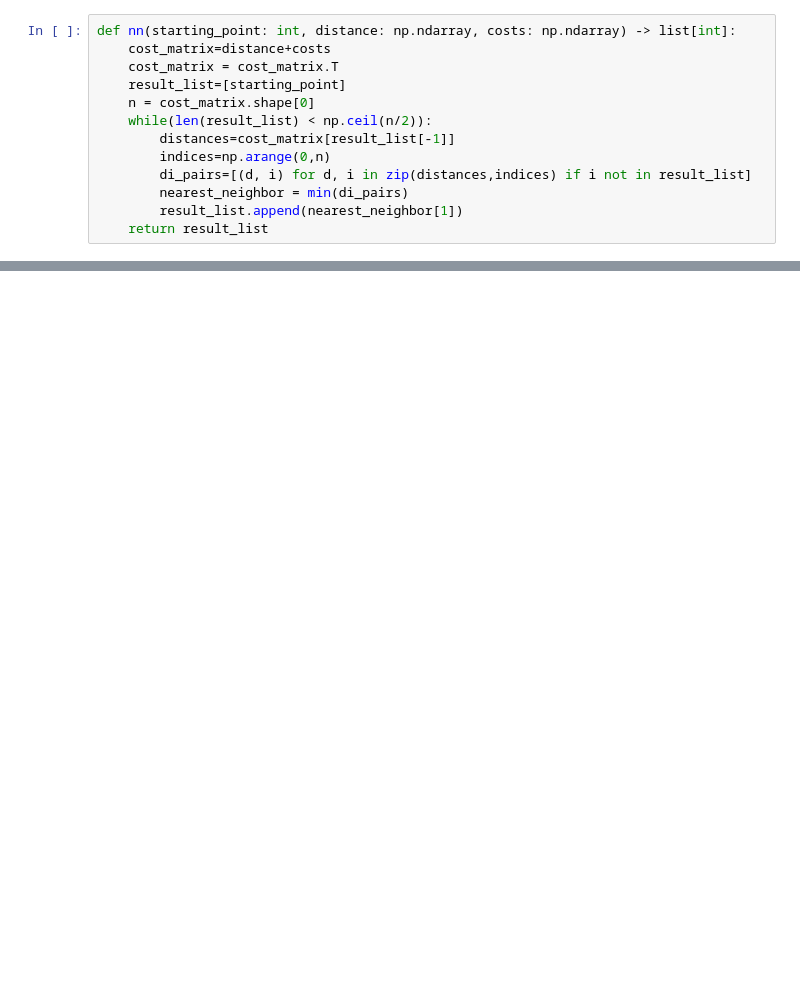
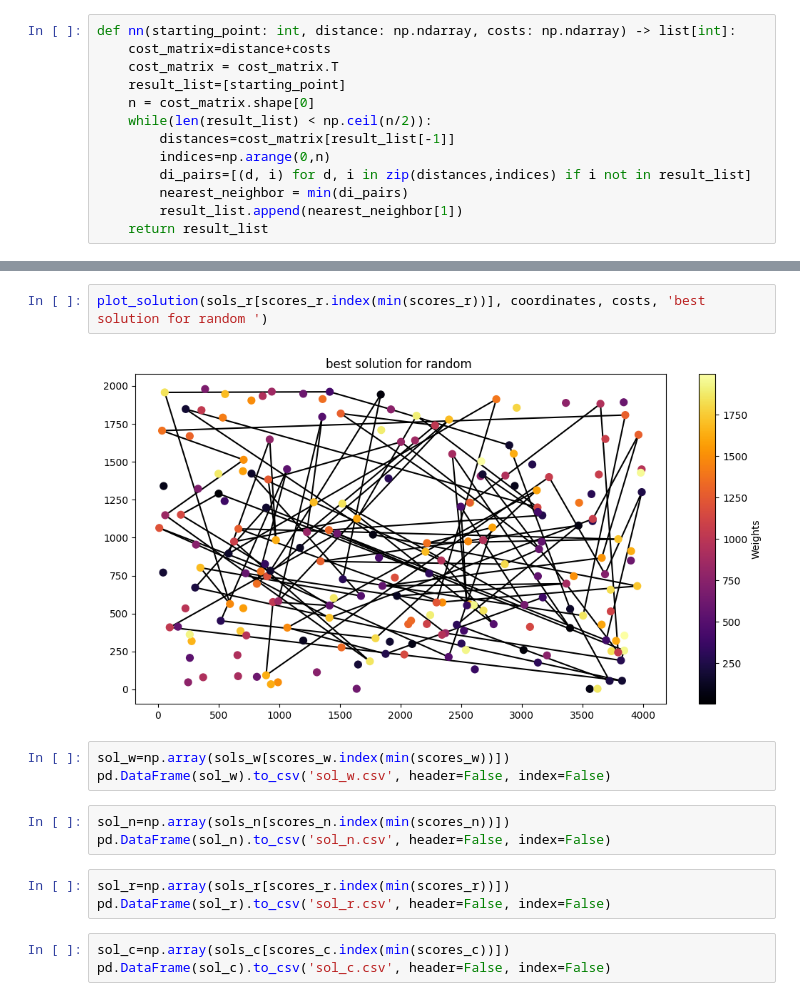
Before and after one commit to krzysztof-m-w/evolutionary_computation, a Jupyter notebook: lab1/ec1.ipynb, the cells around one changed output, grey strips where cells are left out. Cells and saved outputs as stored; diff of their text form; blank space fills up the shorter version.

```diff
--- a/lab1/ec1.ipynb
+++ b/lab1/ec1.ipynb
@@ -60,0 +250,16 @@ def score(path: list, distance: np.ndarray, costs: np.ndarray) -> int:
+# %%
+plot_solution(sols_r[scores_r.index(min(scores_r))], coordinates, costs, 'best solution for random ')
+# %% [output]
+[figure, added]
+# %%
+sol_w=np.array(sols_w[scores_w.index(min(scores_w))])
+pd.DataFrame(sol_w).to_csv('sol_w.csv', header=False, index=False)
+# %%
+sol_n=np.array(sols_n[scores_n.index(min(scores_n))])
+pd.DataFrame(sol_n).to_csv('sol_n.csv', header=False, index=False)
+# %%
+sol_r=np.array(sols_r[scores_r.index(min(scores_r))])
+pd.DataFrame(sol_r).to_csv('sol_r.csv', header=False, index=False)
+# %%
+sol_c=np.array(sols_c[scores_c.index(min(scores_c))])
+pd.DataFrame(sol_c).to_csv('sol_c.csv', header=False, index=False)
```
Also changed, not shown: parts of 20 cells of this notebook.
